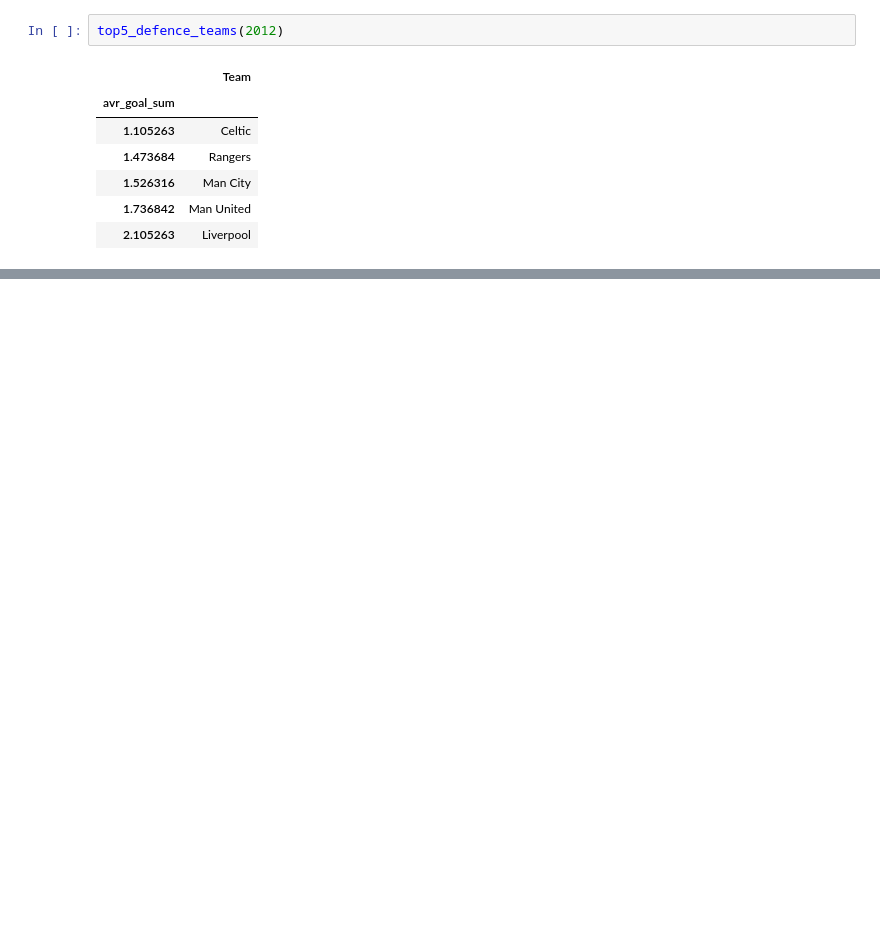
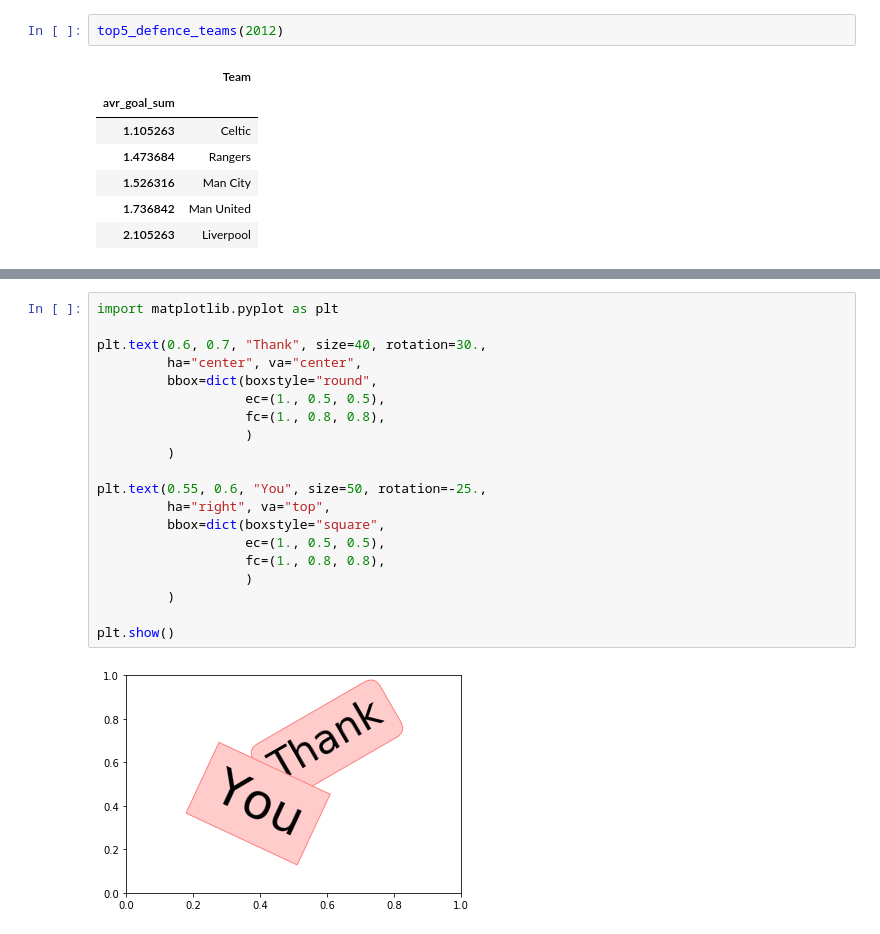
Before and after one commit to n0rso/intern_task, a Jupyter notebook: data_task_2/Task 2.ipynb, the cells around one changed output, grey strips where cells are left out. Drawn from its saved outputs; the diff is of its cells as text; blank space fills up the shorter version.

```diff
--- a/data_task_2/Task 2.ipynb
+++ b/data_task_2/Task 2.ipynb
@@ -277,0 +284,22 @@ top5_attack_teams(2012)
+# %%
+import matplotlib.pyplot as plt
+
+plt.text(0.6, 0.7, "Thank", size=40, rotation=30.,
+         ha="center", va="center",
+         bbox=dict(boxstyle="round",
+                   ec=(1., 0.5, 0.5),
+                   fc=(1., 0.8, 0.8),
+                   )
+         )
+
+plt.text(0.55, 0.6, "You", size=50, rotation=-25.,
+         ha="right", va="top",
+         bbox=dict(boxstyle="square",
+                   ec=(1., 0.5, 0.5),
+                   fc=(1., 0.8, 0.8),
+                   )
+         )
+
+plt.show()
+# %% [output]
+[figure, added]
```
Also changed, not shown: parts of 20 cells of this notebook.
